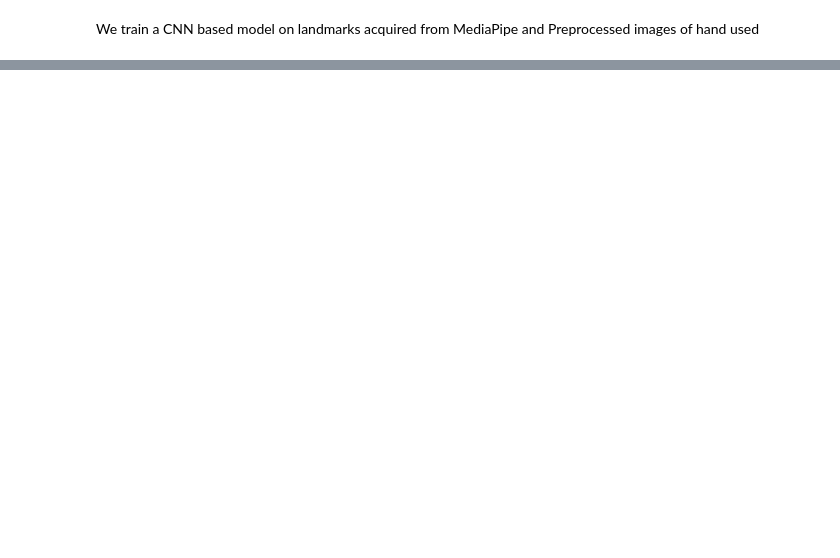
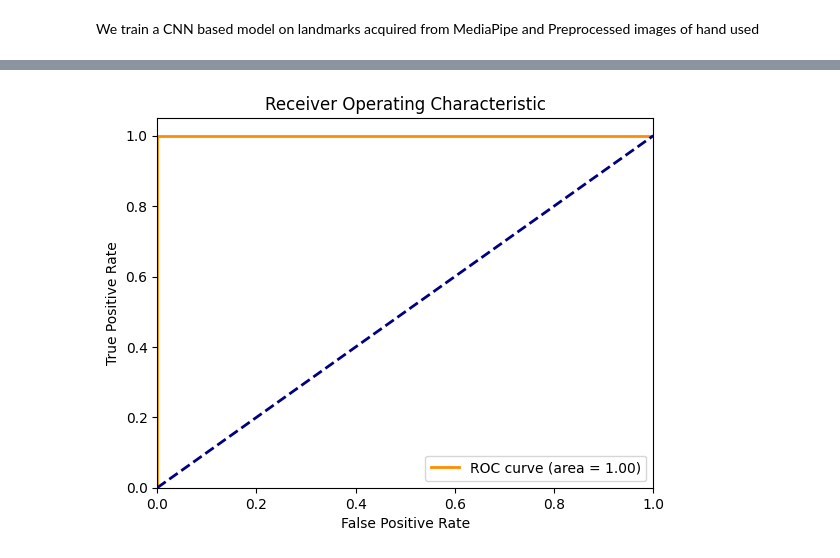
Before and after one commit to SumitJoshiGIT/Gesture-Controlled-PC, a Jupyter notebook: notebooks/training.ipynb, the cells around one changed output, grey strips where cells are left out. Drawn from its saved outputs; the diff is of its cells as text; code cells hidden in the pictures; blank space fills up the shorter version.

Commit message:
updated training

```diff
--- a/notebooks/training.ipynb
+++ b/notebooks/training.ipynb
@@ -24,2 +23,15 @@ train_x,test_x,train_y,test_y = train_test_split(data,np.ones((data.shape[0])),t
 # %% [markdown]
 We train a CNN based model on landmarks acquired from MediaPipe and Preprocessed images of hand used
+# %%
+import os
+
+valid_indices = []
+
+for idx, row in data.iterrows():
+    hand_image_path = f"../data/processed/images/{row['Gesture']}/h{row['Image Path']}"
+    landmark_image_path = f"../data/processed/images/{row['Gesture']}/p{row['Image Path']}"
+    if os.path.exists(hand_image_path) and os.path.exists(landmark_image_path):
+        valid_indices.append(idx)
+gesture_labels=data['Gesture'].unique()
+data = data.loc[valid_indices].reset_index(drop=True)
+data.head()
@@ -27,8 +104,7 @@ We train a CNN based model on landmarks acquired from MediaPipe and Preprocessed
 from keras.models import Model
 from keras.layers import Input, Conv2D, MaxPooling2D, Dropout, BatchNormalization, Flatten, Dense, Concatenate
 
-
-input_1 = Input(shape=(21, 3, 1), name='input_1')
+input_1 = Input(shape=(50,50, 1), name='input_1')
 x1 = Conv2D(50, (3, 3), activation='relu', padding='same')(input_1)
 x1 = BatchNormalization()(x1)
 x1 = MaxPooling2D(pool_size=(2, 2))(x1)
@@ -62,7 +138,7 @@ concatenated = Concatenate()([x1, x2])
 x = Dense(512, activation='relu')(concatenated)
 x = Dropout(0.5)(x)
 
-output = Dense(24, activation='softmax')(x)
+output = Dense(len(gesture_labels), activation='softmax')(x)
 
 model = Model(inputs=[input_1, input_2], outputs=output)
 
@@ -75,0 +168,7 @@ NameError: name 'model' is not defined
+# %%
+history = model.fit(
+    [train_x_hand, train_x_landmark], train_y,
+    validation_data=([val_x_hand, val_x_landmark], val_y),
+    epochs=10,
+    batch_size=32
+)
@@ -75,0 +204,20 @@ NameError: name 'model' is not defined
+# %%
+from sklearn.metrics import roc_curve, auc
+
+import matplotlib.pyplot as plt
+
+y_pred_prob = model.predict([test_x_hand, test_x_landmark])
+fpr, tpr, _ = roc_curve(test_y[:, 1], y_pred_prob[:, 1])
+roc_auc = auc(fpr, tpr)
+
+plt.figure()
+plt.plot(fpr, tpr, color='darkorange', lw=2, label='ROC curve (area = %0.2f)' % roc_auc)
+plt.plot([0, 1], [0, 1], color='navy', lw=2, linestyle='--')
+plt.xlim([0.0, 1.0])
+plt.ylim([0.0, 1.05])
+plt.xlabel('False Positive Rate')
+plt.ylabel('True Positive Rate')
+plt.title('Receiver Operating Characteristic')
+plt.legend(loc="lower right")
+plt.show()
+# %% [output]
@@ -75,0 +225 @@ NameError: name 'model' is not defined
+[figure, added]
```
Also changed, not shown: parts of 12 cells of this notebook, 7 other files.
